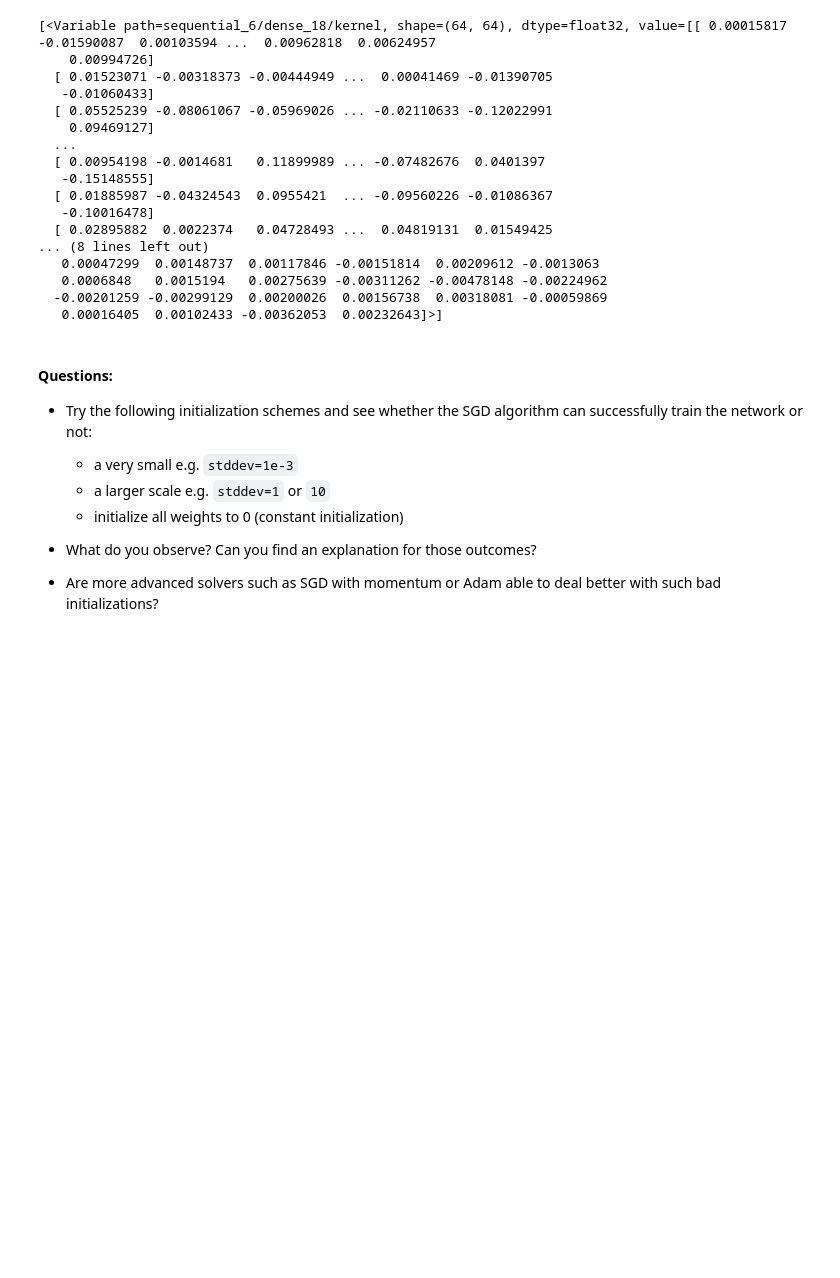
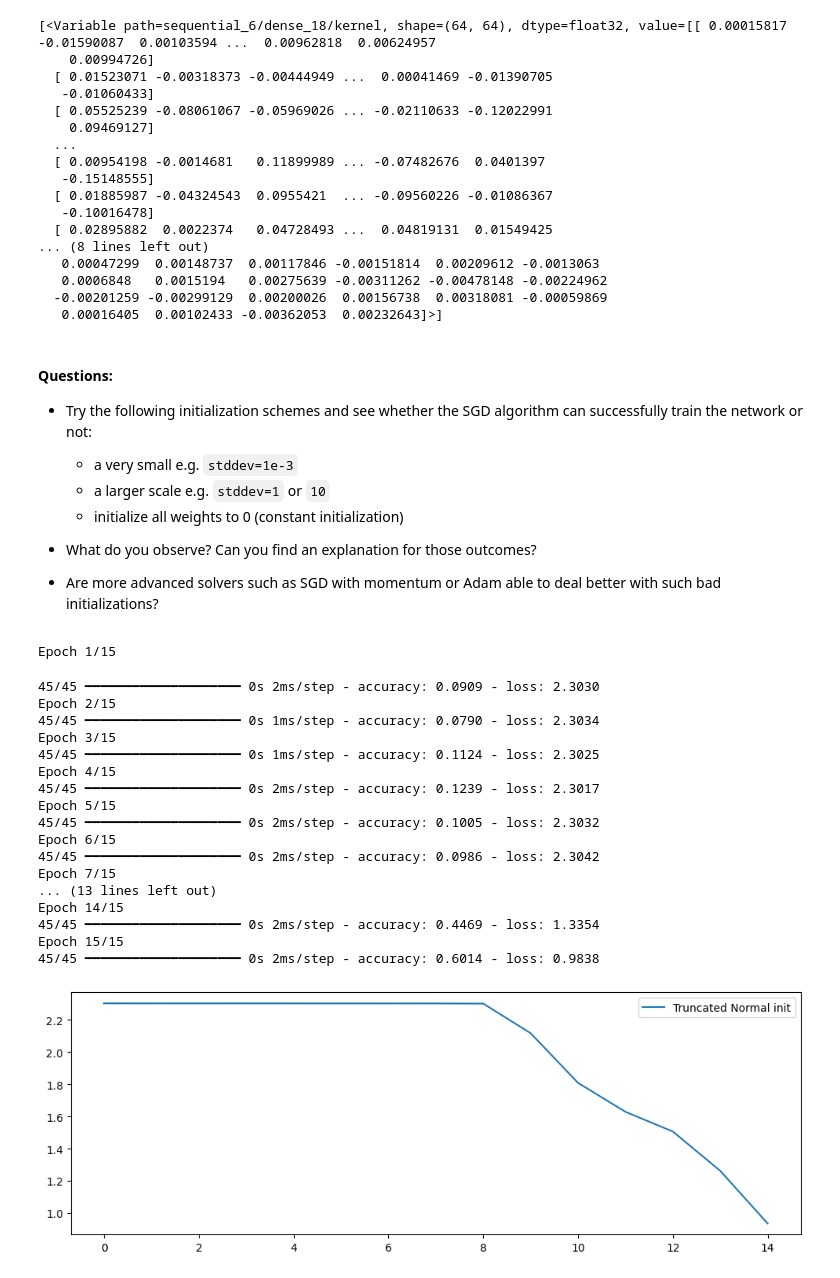
Before and after one commit to joeypohie/deep_learning, a Jupyter notebook: 01_materials/labs/lab_1.ipynb, the cells around one changed output. Cells and saved outputs as stored; diff of their text form; code cells hidden in the pictures; blank space fills up the shorter version.

```diff
--- a/01_materials/labs/lab_1.ipynb
+++ b/01_materials/labs/lab_1.ipynb
@@ -700,0 +699,44 @@ model.layers[0].weights
+# %%
+# Your code here
+
+def initialization(sdev):
+  normal_init = initializers.TruncatedNormal(stddev=sdev, seed=42)
+
+  model = Sequential()
+  model.add(Dense(hidden_dim, input_dim=input_dim, activation="tanh",
+                  kernel_initializer=normal_init))
+  model.add(Dense(hidden_dim, activation="tanh",
+                  kernel_initializer=normal_init))
+  model.add(Dense(output_dim, activation="softmax",
+                  kernel_initializer=normal_init))
+
+  model.compile(optimizer=optimizers.SGD(learning_rate=0.1),
+                loss='categorical_crossentropy', metrics=['accuracy'])
+
+  history = model.fit(X_train, y_train, epochs=15, batch_size=32)
+
+  plt.figure(figsize=(12, 4))
+  plt.plot(history.history['loss'], label="Truncated Normal init")
+  plt.legend();
+# %%
+initialization(1e-3)
+# %% [output]
+Epoch 1/15
+45/45 ━━━━━━━━━━━━━━━━━━━━ 0s 2ms/step - accuracy: 0.0909 - loss: 2.3030
+Epoch 2/15
+45/45 ━━━━━━━━━━━━━━━━━━━━ 0s 1ms/step - accuracy: 0.0790 - loss: 2.3034
+Epoch 3/15
+45/45 ━━━━━━━━━━━━━━━━━━━━ 0s 1ms/step - accuracy: 0.1124 - loss: 2.3025
+Epoch 4/15
+45/45 ━━━━━━━━━━━━━━━━━━━━ 0s 2ms/step - accuracy: 0.1239 - loss: 2.3017
+Epoch 5/15
+45/45 ━━━━━━━━━━━━━━━━━━━━ 0s 2ms/step - accuracy: 0.1005 - loss: 2.3032
+Epoch 6/15
+45/45 ━━━━━━━━━━━━━━━━━━━━ 0s 2ms/step - accuracy: 0.0986 - loss: 2.3042
+Epoch 7/15
+... (13 lines left out)
+Epoch 14/15
+45/45 ━━━━━━━━━━━━━━━━━━━━ 0s 2ms/step - accuracy: 0.4469 - loss: 1.3354
+Epoch 15/15
+45/45 ━━━━━━━━━━━━━━━━━━━━ 0s 2ms/step - accuracy: 0.6014 - loss: 0.9838
+[figure, added]
```
Also changed, not shown: parts of 6 cells of this notebook.
